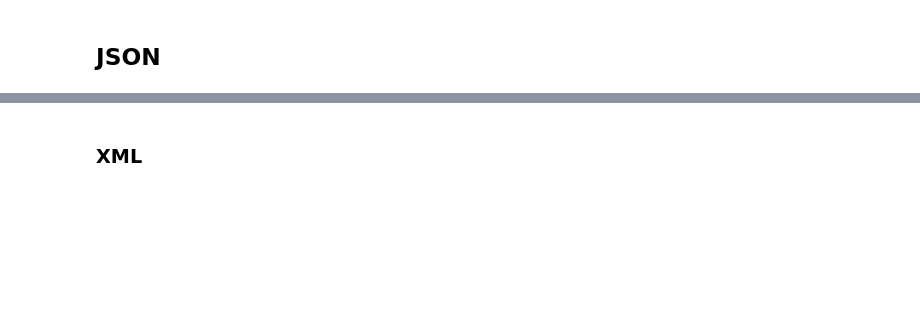
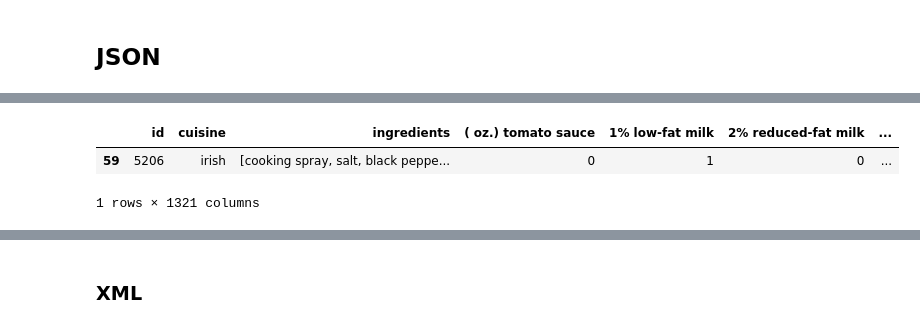
Before and after one commit to pikiby/data_science_learning, a Jupyter notebook: Examples and tests/python 2/reed.ipynb, the cells around one changed output, grey strips where cells are left out. Drawn from its saved outputs; the diff is of its cells as text; code cells hidden in the pictures; blank space fills up the shorter version.

```diff
--- a/Examples and tests/python 2/reed.ipynb
+++ b/Examples and tests/python 2/reed.ipynb
@@ -274,0 +188,25 @@ len(ingredients_set)
+# %%
+import json
+from pprint import pprint
+import pandas as pd
+
+with open('data/recipes.json') as f:
+    recipes = json.load(f)
+
+# Делаем множество из ингредиентов
+ingredients_set = set()
+for recipe in recipes:
+    for ingredient in recipe['ingredients']:
+        ingredients_set.add(ingredient)
+
+df = pd.DataFrame(recipes)
+
+
+ingredients = df.ingredients
+df = df.join(pd.crosstab((e:=ingredients.explode().str.lstrip().str.rstrip()).index,e))
+
+df[df['1% low-fat milk'] == 1]
+# %% [output]
+|  | id | cuisine | ingredients | ( oz.) tomato sauce | 1% low-fat milk | 2% reduced-fat milk | ... |
+| 59 | 5206 | irish | [cooking spray, salt, black peppe... | 0 | 1 | 0 | ... |
+1 rows × 1321 columns
```
Also changed, not shown: parts of 26 cells of this notebook, 3 other files.
